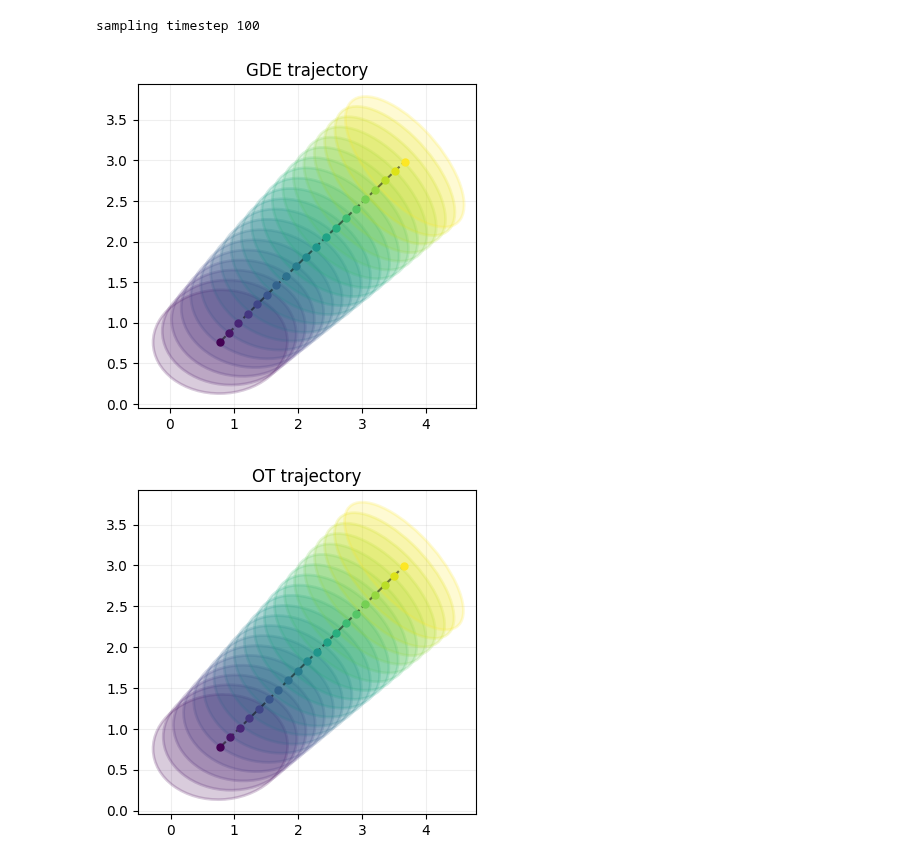
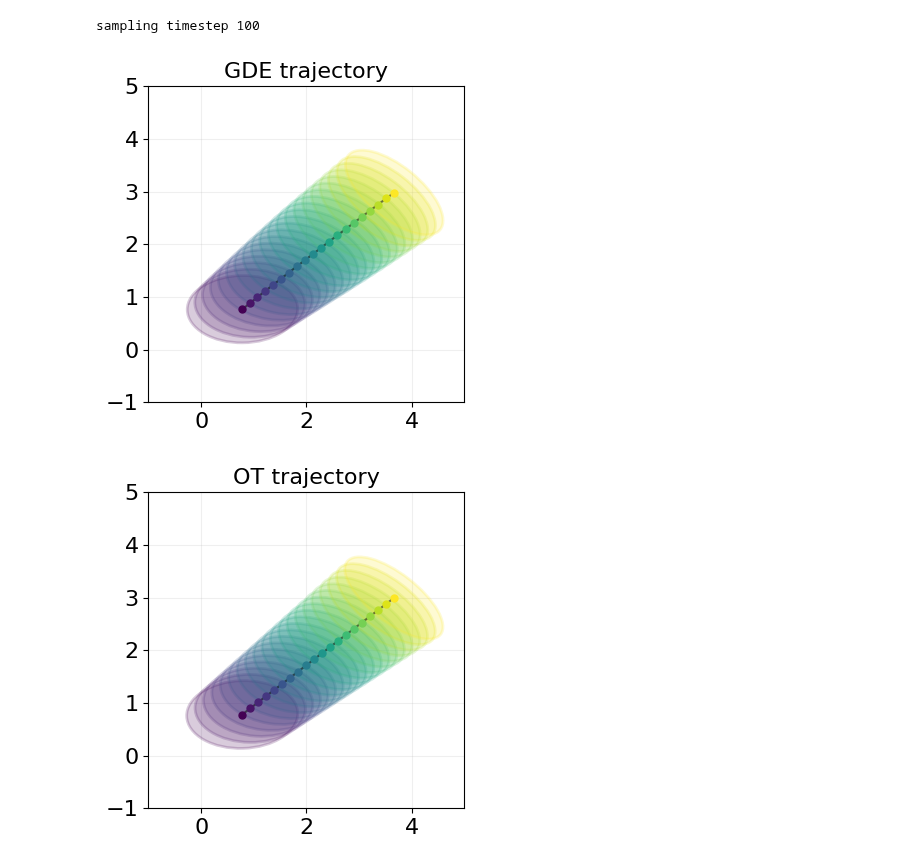
Before and after one commit to njwfish/DistributionEmbeddings, a Jupyter notebook: notebooks/mvn_ot.ipynb, the cells around one changed output. Drawn from its saved outputs; the diff is of its cells as text; code cells hidden in the pictures.

```diff
--- a/notebooks/mvn_ot.ipynb
+++ b/notebooks/mvn_ot.ipynb
@@ -166,6 +166,11 @@ import numpy as np
 import matplotlib.pyplot as plt
 from matplotlib.patches import Ellipse
 import matplotlib.colors as mcolors
+
+
+plt.rc('xtick', labelsize=16)
+plt.rc('ytick', labelsize=16)
+plt.rc('axes', titlesize=16)
 
 def plot_gaussian_trajectories(means, covs, figsize=(8, 8), alpha=0.2, n_std=2, title=None):
     """
@@ -220,40 +225,43 @@ def plot_gaussian_trajectories(means, covs, figsize=(8, 8), alpha=0.2, n_std=2,
 
     # Plot trajectory line
     means_array = np.array(means)
-    ax.plot(means_array[:, 0], means_array[:, 1], '--', color='black', alpha=0.5, zorder=49)
+    ax.plot(means_array[:, 0], means_array[:, 1], '-', color='black', alpha=0.5, zorder=49)
 
     # Set equal aspect ratio and grid
     # ax.set_aspect('equal')
     ax.grid(True, alpha=0.2)
+    ax.set_aspect('equal')
+    ax.set_xlim(-1, 5)
+    ax.set_ylim(-1, 5)
 
     # Add colorbar to show time progression
     # sm = plt.cm.ScalarMappable(cmap=plt.cm.viridis,
     #                           norm=plt.Normalize(vmin=0, vmax=len(means)-1))
 
     # plt.colorbar(sm, ax=ax, label='Time step')  # Added ax=ax here
 
     if title is not None:
         ax.set_title(title)
 
     plt.tight_layout()
 
     return fig
 
 
 fig = plot_gaussian_trajectories(resample_means, resample_covs, title='GDE trajectory', figsize=(4,4))
 # plt.savefig('../figs/mvn_gde.png', dpi=300)
 
 fig_ot = plot_gaussian_trajectories(ot_means, ot_covs, title='OT trajectory', figsize=(4,4))
 # plt.savefig('../figs/mvn_ot.png', dpi=300)
 
 # # save actual data to numerical results
 # np.savez(
 #     '../numerical_results/mvn_ot.npz',
 #     ot_means=ot_means,
 #     ot_covs=ot_covs,
 #     gde_means=resample_means,
 #     gde_covs=resample_covs
 # )
 # %% [output]
-[figure, old version]
+[figure, new version]
-[figure, old version]
+[figure, new version]
```
Also changed, not shown: 2 other files.
